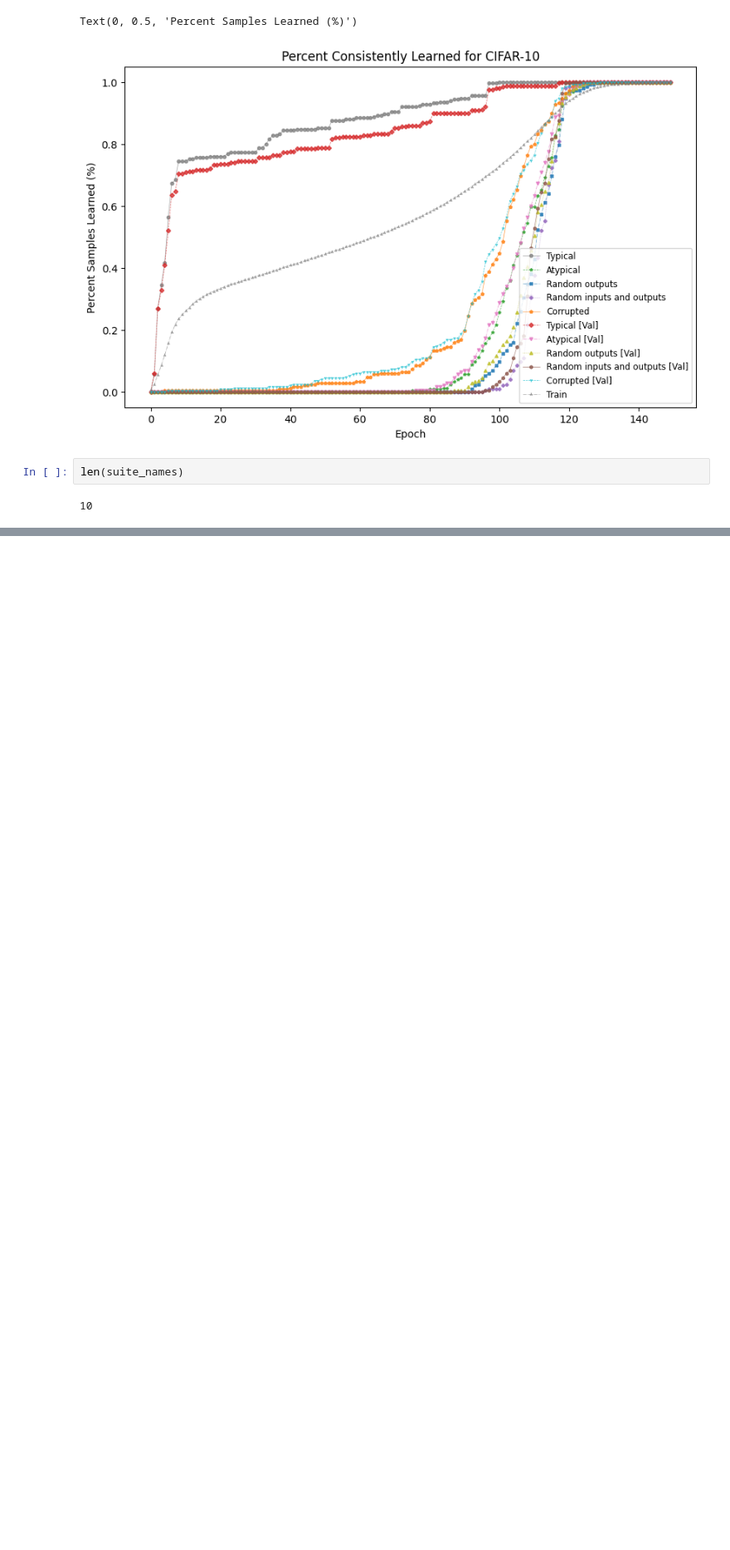
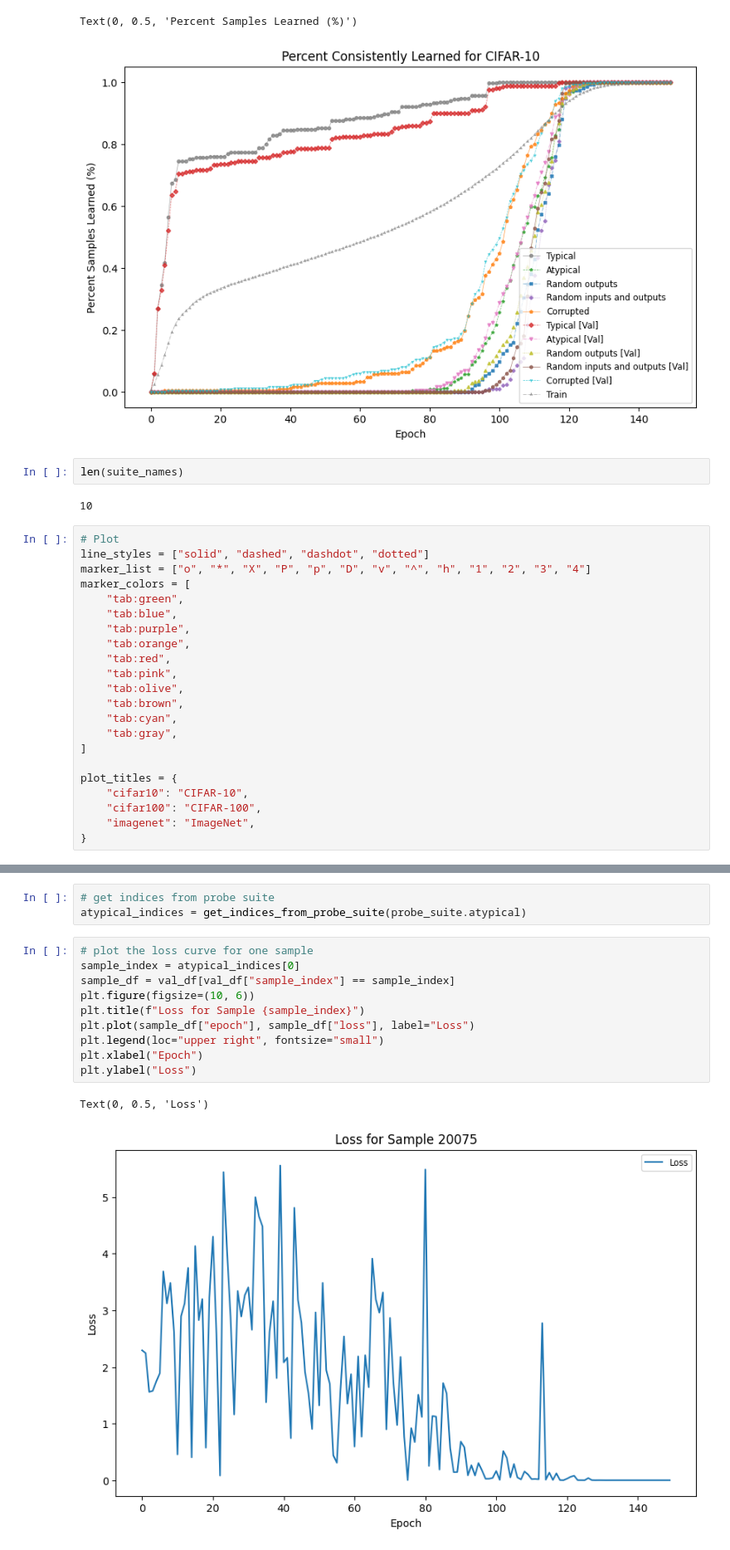
Before and after one commit to jhoffe/bsc_metadata_archeology, a Jupyter notebook: notebooks/loss_dataset_test.ipynb, the cells around one changed output, grey strips where cells are left out. Shown at 83% size. Saved outputs shown, nothing was run; the diff lists cells and outputs as text; blank space fills up the shorter version.

```diff
--- a/notebooks/loss_dataset_test.ipynb
+++ b/notebooks/loss_dataset_test.ipynb
@@ -341,3 +341,25 @@ Text(0, 0.5, 'Percent Samples Learned (%)')
 len(suite_names)
 # %% [output]
 10
+# %%
+# Plot
+line_styles = ["solid", "dashed", "dashdot", "dotted"]
+marker_list = ["o", "*", "X", "P", "p", "D", "v", "^", "h", "1", "2", "3", "4"]
+marker_colors = [
+    "tab:green",
+    "tab:blue",
+    "tab:purple",
+    "tab:orange",
+    "tab:red",
+    "tab:pink",
+    "tab:olive",
+    "tab:brown",
+    "tab:cyan",
+    "tab:gray",
+]
+
+plot_titles = {
+    "cifar10": "CIFAR-10",
+    "cifar100": "CIFAR-100",
+    "imagenet": "ImageNet",
+}
@@ -343,0 +473,16 @@ len(suite_names)
+# %%
+# get indices from probe suite
+atypical_indices = get_indices_from_probe_suite(probe_suite.atypical)
+# %%
+# plot the loss curve for one sample
+sample_index = atypical_indices[0]
+sample_df = val_df[val_df["sample_index"] == sample_index]
+plt.figure(figsize=(10, 6))
+plt.title(f"Loss for Sample {sample_index}")
+plt.plot(sample_df["epoch"], sample_df["loss"], label="Loss")
+plt.legend(loc="upper right", fontsize="small")
+plt.xlabel("Epoch")
+plt.ylabel("Loss")
+# %% [output]
+Text(0, 0.5, 'Loss')
+[figure, added]
```
Also changed, not shown: parts of 3 cells of this notebook, 3 other files.
